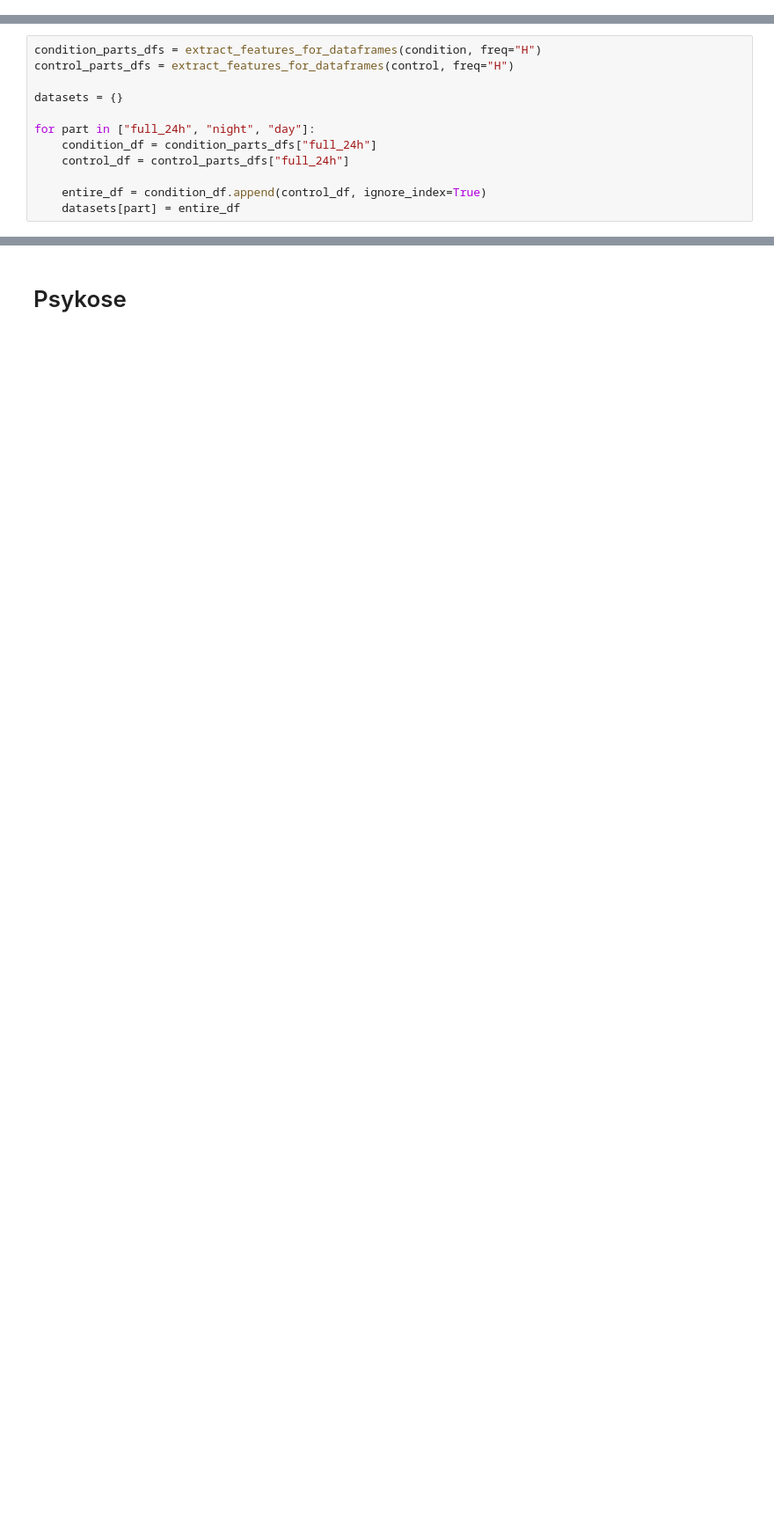
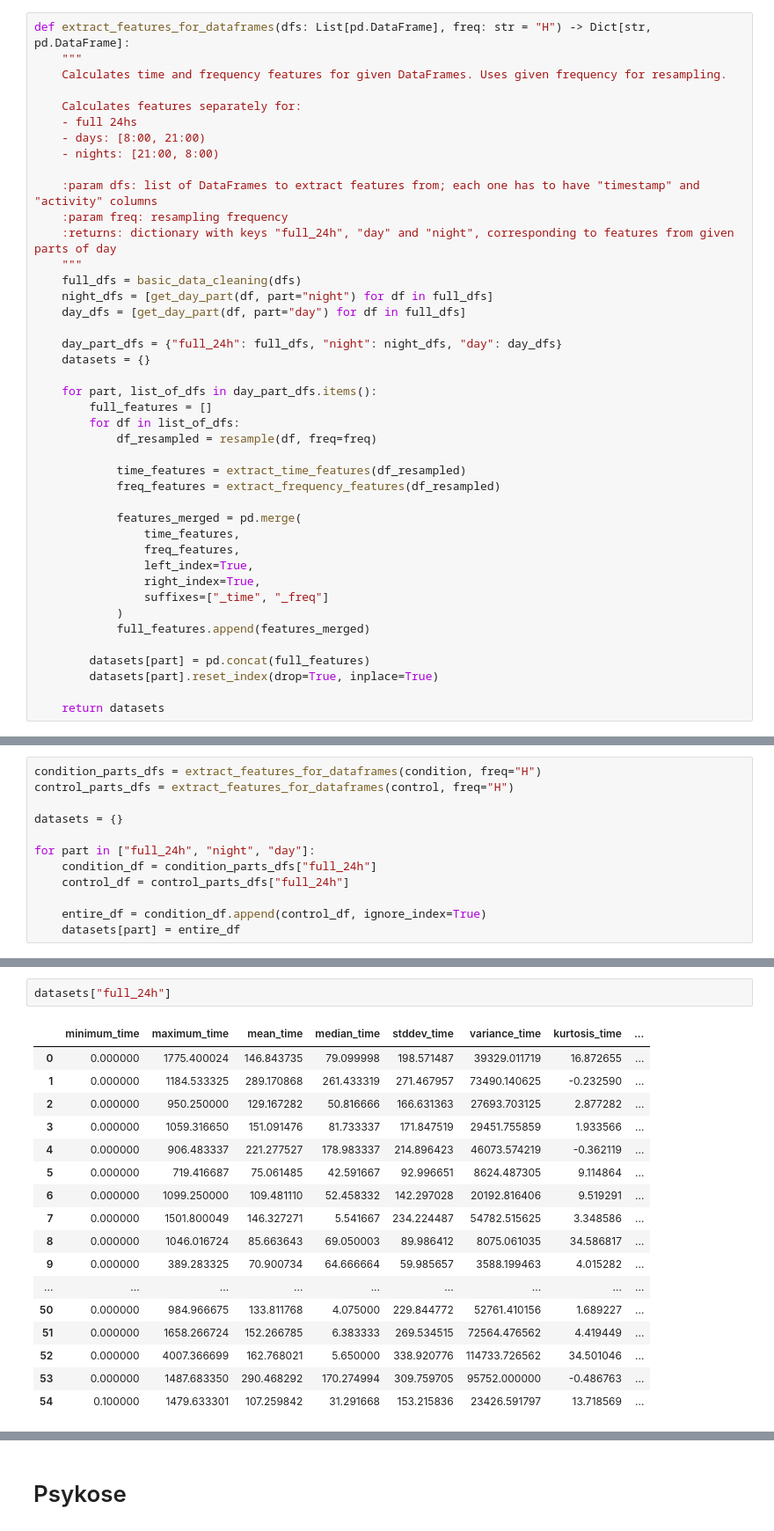
Before and after one commit to j-adamczyk/Mental_disorder_TS_feature_engineering, a Jupyter notebook: 2_manual_feature_extraction.ipynb, the cells around one changed output, grey strips where cells are left out. Shown at 88% size. Drawn from its saved outputs; the diff is of its cells as text; blank space fills up the shorter version.

```diff
--- a/2_manual_feature_extraction.ipynb
+++ b/2_manual_feature_extraction.ipynb
@@ -251,3 +192,45 @@ def extract_features_for_dataframes(dfs: List[pd.DataFrame], freq: str = "H") ->
+# %%
+def extract_features_for_dataframes(dfs: List[pd.DataFrame], freq: str = "H") -> Dict[str, pd.DataFrame]:
+    """
+    Calculates time and frequency features for given DataFrames. Uses given frequency for resampling.
+
+    Calculates features separately for:
+    - full 24hs
+    - days: [8:00, 21:00)
+    - nights: [21:00, 8:00)
+
+    :param dfs: list of DataFrames to extract features from; each one has to have "timestamp" and "activity" columns
+    :param freq: resampling frequency
+    :returns: dictionary with keys "full_24h", "day" and "night", corresponding to features from given parts of day
+    """
+    full_dfs = basic_data_cleaning(dfs)
+    night_dfs = [get_day_part(df, part="night") for df in full_dfs]
+    day_dfs = [get_day_part(df, part="day") for df in full_dfs]
+
+    day_part_dfs = {"full_24h": full_dfs, "night": night_dfs, "day": day_dfs}
+    datasets = {}
+
+    for part, list_of_dfs in day_part_dfs.items():
+        full_features = []
+        for df in list_of_dfs:
+            df_resampled = resample(df, freq=freq)
+
+            time_features = extract_time_features(df_resampled)
+            freq_features = extract_frequency_features(df_resampled)
+
+            features_merged = pd.merge(
+                time_features,
+                freq_features,
+                left_index=True,
+                right_index=True,
+                suffixes=["_time", "_freq"]
+            )
+            full_features.append(features_merged)
+
+        datasets[part] = pd.concat(full_features)
+        datasets[part].reset_index(drop=True, inplace=True)
+
+    return datasets
 # %% [markdown]
 # Depresjon
 # %%
@@ -275,0 +275,20 @@ for part, df in datasets.items():
+# %%
+datasets["full_24h"]
+# %% [output]
+|  | minimum_time | maximum_time | mean_time | median_time | stddev_time | variance_time | kurtosis_time | ... |
+| 0 | 0.000000 | 1775.400024 | 146.843735 | 79.099998 | 198.571487 | 39329.011719 | 16.872655 | ... |
+| 1 | 0.000000 | 1184.533325 | 289.170868 | 261.433319 | 271.467957 | 73490.140625 | -0.232590 | ... |
+| 2 | 0.000000 | 950.250000 | 129.167282 | 50.816666 | 166.631363 | 27693.703125 | 2.877282 | ... |
+| 3 | 0.000000 | 1059.316650 | 151.091476 | 81.733337 | 171.847519 | 29451.755859 | 1.933566 | ... |
+| 4 | 0.000000 | 906.483337 | 221.277527 | 178.983337 | 214.896423 | 46073.574219 | -0.362119 | ... |
+| 5 | 0.000000 | 719.416687 | 75.061485 | 42.591667 | 92.996651 | 8624.487305 | 9.114864 | ... |
+| 6 | 0.000000 | 1099.250000 | 109.481110 | 52.458332 | 142.297028 | 20192.816406 | 9.519291 | ... |
+| 7 | 0.000000 | 1501.800049 | 146.327271 | 5.541667 | 234.224487 | 54782.515625 | 3.348586 | ... |
+| 8 | 0.000000 | 1046.016724 | 85.663643 | 69.050003 | 89.986412 | 8075.061035 | 34.586817 | ... |
+| 9 | 0.000000 | 389.283325 | 70.900734 | 64.666664 | 59.985657 | 3588.199463 | 4.015282 | ... |
+| ... | ... | ... | ... | ... | ... | ... | ... | ... |
+| 50 | 0.000000 | 984.966675 | 133.811768 | 4.075000 | 229.844772 | 52761.410156 | 1.689227 | ... |
+| 51 | 0.000000 | 1658.266724 | 152.266785 | 6.383333 | 269.534515 | 72564.476562 | 4.419449 | ... |
+| 52 | 0.000000 | 4007.366699 | 162.768021 | 5.650000 | 338.920776 | 114733.726562 | 34.501046 | ... |
+| 53 | 0.000000 | 1487.683350 | 290.468292 | 170.274994 | 309.759705 | 95752.000000 | -0.486763 | ... |
+| 54 | 0.100000 | 1479.633301 | 107.259842 | 31.291668 | 153.215836 | 23426.591797 | 13.718569 | ... |
```
Also changed, not shown: parts of 15 cells of this notebook, 6 other files.
